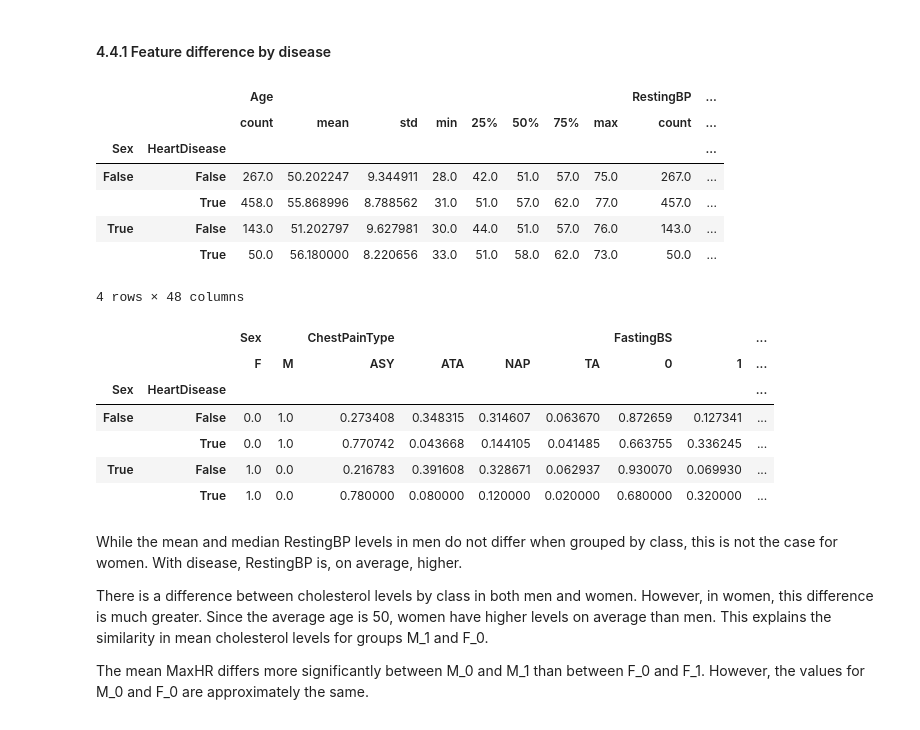
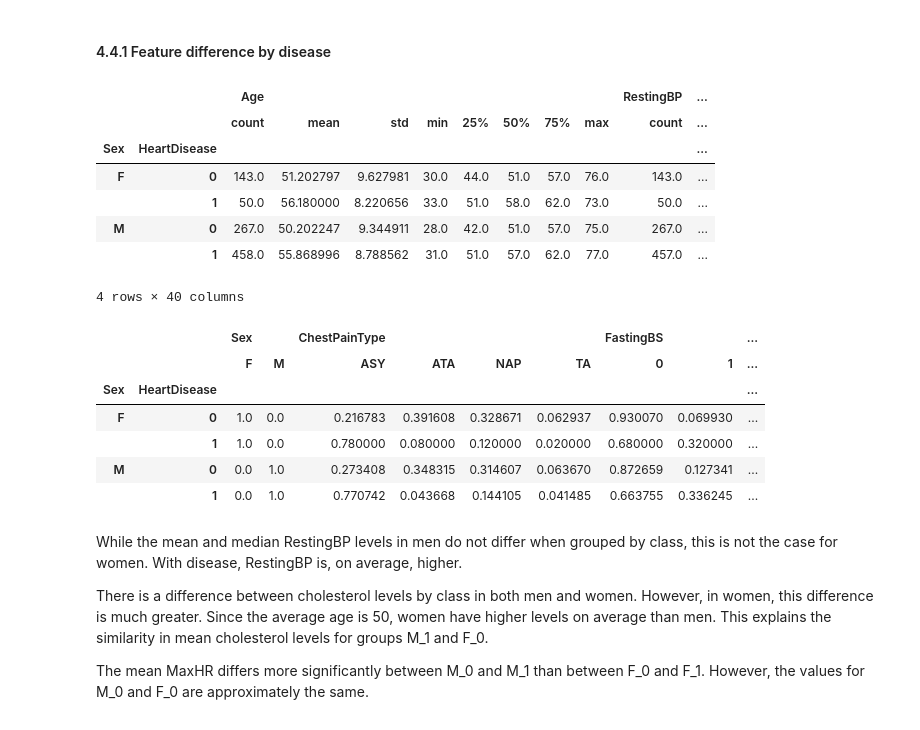
Before and after one commit to Lymuthien/heart_failure, a Jupyter notebook: notebooks/1.0-eda.ipynb, the cells around one changed output. Drawn from its saved outputs; the diff is of its cells as text; code cells hidden in the pictures.

```diff
--- a/notebooks/1.0-eda.ipynb
+++ b/notebooks/1.0-eda.ipynb
@@ -382,28 +395,26 @@ For the baseline, we could experiment with combining conditions (taking OR of th
 # %% [markdown]
 #### 4.4.1 Feature difference by disease
 # %%
-f_mask = df[SEX] == "F"
-hd_mask = df[HEART_DISEASE] == 1
-df.groupby([f_mask, hd_mask]).describe()
+df.groupby([SEX, HEART_DISEASE]).describe()
 # %% [output]
 |  |  | Age |  |  |  |  |  |  |  | RestingBP | ... |
 |  |  | count | mean | std | min | 25% | 50% | 75% | max | count | ... |
 | Sex | HeartDisease |  |  |  |  |  |  |  |  |  | ... |
-| False | False | 267.0 | 50.202247 | 9.344911 | 28.0 | 42.0 | 51.0 | 57.0 | 75.0 | 267.0 | ... |
-|  | True | 458.0 | 55.868996 | 8.788562 | 31.0 | 51.0 | 57.0 | 62.0 | 77.0 | 457.0 | ... |
-| True | False | 143.0 | 51.202797 | 9.627981 | 30.0 | 44.0 | 51.0 | 57.0 | 76.0 | 143.0 | ... |
-|  | True | 50.0 | 56.180000 | 8.220656 | 33.0 | 51.0 | 58.0 | 62.0 | 73.0 | 50.0 | ... |
+| F | 0 | 143.0 | 51.202797 | 9.627981 | 30.0 | 44.0 | 51.0 | 57.0 | 76.0 | 143.0 | ... |
+|  | 1 | 50.0 | 56.180000 | 8.220656 | 33.0 | 51.0 | 58.0 | 62.0 | 73.0 | 50.0 | ... |
+| M | 0 | 267.0 | 50.202247 | 9.344911 | 28.0 | 42.0 | 51.0 | 57.0 | 75.0 | 267.0 | ... |
+|  | 1 | 458.0 | 55.868996 | 8.788562 | 31.0 | 51.0 | 57.0 | 62.0 | 77.0 | 457.0 | ... |
-4 rows × 48 columns
+4 rows × 40 columns
 # %%
-cat_pct_distr_by_group(df, [f_mask, hd_mask])
+cat_pct_distr_by_group(df, [df[SEX], df[HEART_DISEASE]])
 # %% [output]
 |  |  | Sex |  | ChestPainType |  |  |  | FastingBS |  | ... |
 |  |  | F | M | ASY | ATA | NAP | TA | 0 | 1 | ... |
 | Sex | HeartDisease |  |  |  |  |  |  |  |  | ... |
-| False | False | 0.0 | 1.0 | 0.273408 | 0.348315 | 0.314607 | 0.063670 | 0.872659 | 0.127341 | ... |
-|  | True | 0.0 | 1.0 | 0.770742 | 0.043668 | 0.144105 | 0.041485 | 0.663755 | 0.336245 | ... |
-| True | False | 1.0 | 0.0 | 0.216783 | 0.391608 | 0.328671 | 0.062937 | 0.930070 | 0.069930 | ... |
-|  | True | 1.0 | 0.0 | 0.780000 | 0.080000 | 0.120000 | 0.020000 | 0.680000 | 0.320000 | ... |
+| F | 0 | 1.0 | 0.0 | 0.216783 | 0.391608 | 0.328671 | 0.062937 | 0.930070 | 0.069930 | ... |
+|  | 1 | 1.0 | 0.0 | 0.780000 | 0.080000 | 0.120000 | 0.020000 | 0.680000 | 0.320000 | ... |
+| M | 0 | 0.0 | 1.0 | 0.273408 | 0.348315 | 0.314607 | 0.063670 | 0.872659 | 0.127341 | ... |
+|  | 1 | 0.0 | 1.0 | 0.770742 | 0.043668 | 0.144105 | 0.041485 | 0.663755 | 0.336245 | ... |
 # %% [markdown]
 While the mean and median RestingBP levels in men do not differ when grouped by class, this is not the case for women. With disease, RestingBP is, on average, higher.
 
```
Also changed, not shown: parts of 15 cells of this notebook.
